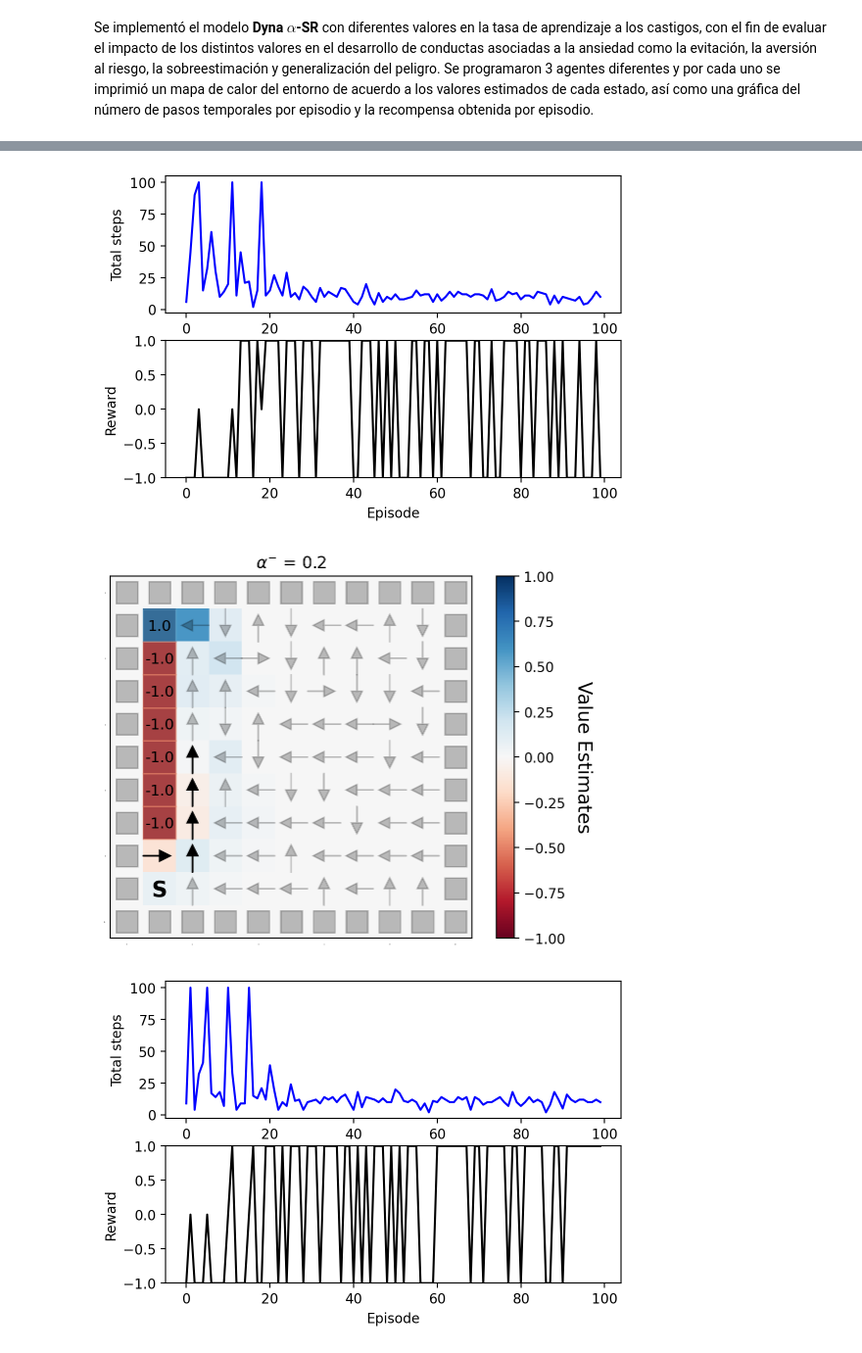
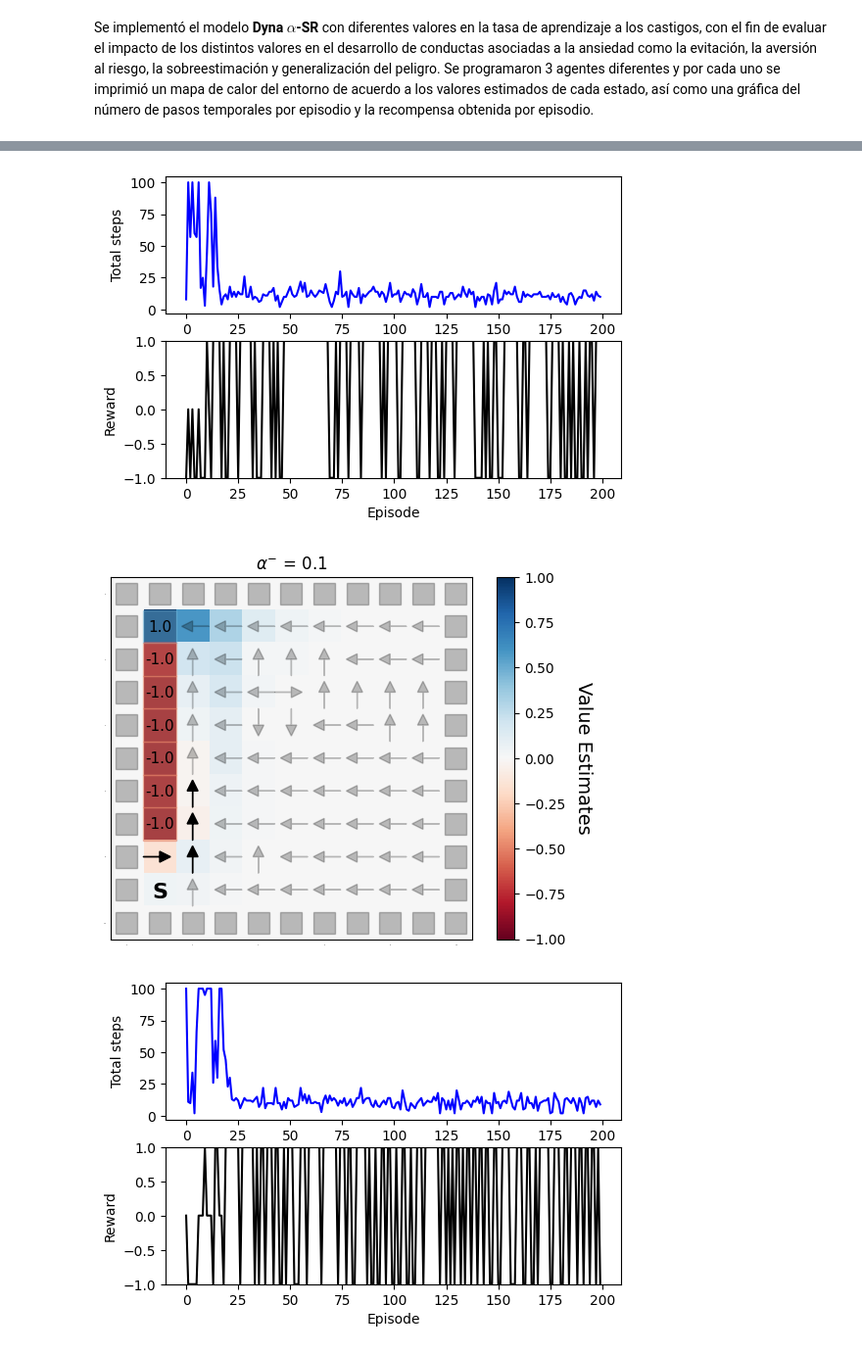
Before and after one commit to Alicia-MJ/tesis-modelamiento-computacional-de-la-ansiedad, a Jupyter notebook: Notebook.ipynb, the cells around one changed output, grey strips where cells are left out. Shown at 98% size. Saved outputs shown, nothing was run; the diff lists cells and outputs as text; code cells hidden in the pictures.

```diff
--- a/Notebook.ipynb
+++ b/Notebook.ipynb
@@ -59,8 +52,8 @@ Se implementó el modelo **Dyna $\beta$-pessimistic SR** con diferentes valores
 # %%
-num_episodes = 100
+num_episodes = 200
 max_steps = 100
 w_values = [1.0, 0.5, 0.0]
-num_recall = 4
+num_recall = 3
 
 
 reward_map = {(1, 1): 1.0,  (7, 1): -1.0, (6, 1): -1.0, (5, 1): -1.0, (4, 1): -1.0, (3, 1): -1.0, (2, 1): -1.0}
@@ -83,8 +76,7 @@ for w_value in w_values:
         gamma=0.9,
         poltype="egp",
         epsilon=0.2,
-        w_value=w_value,
-        num_recall=num_recall
+        w_value=w_value
     )
 
     total_steps = []
@@ -118,6 +110,14 @@ for w_value in w_values:
 
     print(f'W is {w_value}')
 
+    fr_1 = (tot_returns.count(-1))/len(tot_returns)
+    fr_0 = tot_returns.count(0)/len(tot_returns)
+    fr_n = tot_returns.count(1)/len(tot_returns)
+
+    print(f"Proporción de 1: {fr_n}")
+    print(f"Proporción de 0: {fr_0}")
+    print(f"Proporción de -1: {fr_1}")
+
 # Fin del temporizador
 end_time = time.time()
 
@@ -147,8 +152,8 @@ Se implementó el modelo **Dyna $\alpha$-SR** con diferentes valores en la tasa
 # %%
-num_episodes = 100
+num_episodes = 200
 max_steps = 100
-lr_p_values = [0.1, 0.15, 0.2]
-num_recall = 4
+lr_p_values = [0.05, 0.075, 0.1]
+num_recall = 3
 
 reward_map = {(1, 1): 1.0, (7, 1): -1.0, (6, 1): -1.0, (5, 1): -1.0, (4, 1): -1.0, (3, 1): -1.0, (2, 1): -1.0}
 start_pos = (9, 1)
@@ -166,7 +171,7 @@ for lr_p in lr_p_values:
     agent = DynaSR_RP(
         env.state_size,
         env.action_space.n,
-        lr=0.1,
+        lr=0.05,
         gamma=0.9,
         poltype="egreedy",
         epsilon=0.2,
@@ -198,6 +203,14 @@ for lr_p in lr_p_values:
 
     print(f'lr_p is {lr_p}')
 
+    fr_1 = (tot_returns.count(-1))/len(tot_returns)
+    fr_0 = tot_returns.count(0)/len(tot_returns)
+    fr_n = tot_returns.count(1)/len(tot_returns)
+
+    print(f"Proporción de 1: {fr_n}")
+    print(f"Proporción de 0: {fr_0}")
+    print(f"Proporción de -1: {fr_1}")
+
 # Fin del temporizador
 end_time = time.time()
 
@@ -216,3 +238,3 @@ Tiempo total de ejecución para 100 episodios: 3.728166103363037 segundos
-[figure, old version]
+[figure, new version]
-[figure, old version]
+[figure, new version]
-[figure, old version]
+[figure, new version]
```
Also changed, not shown: parts of 9 cells of this notebook.
